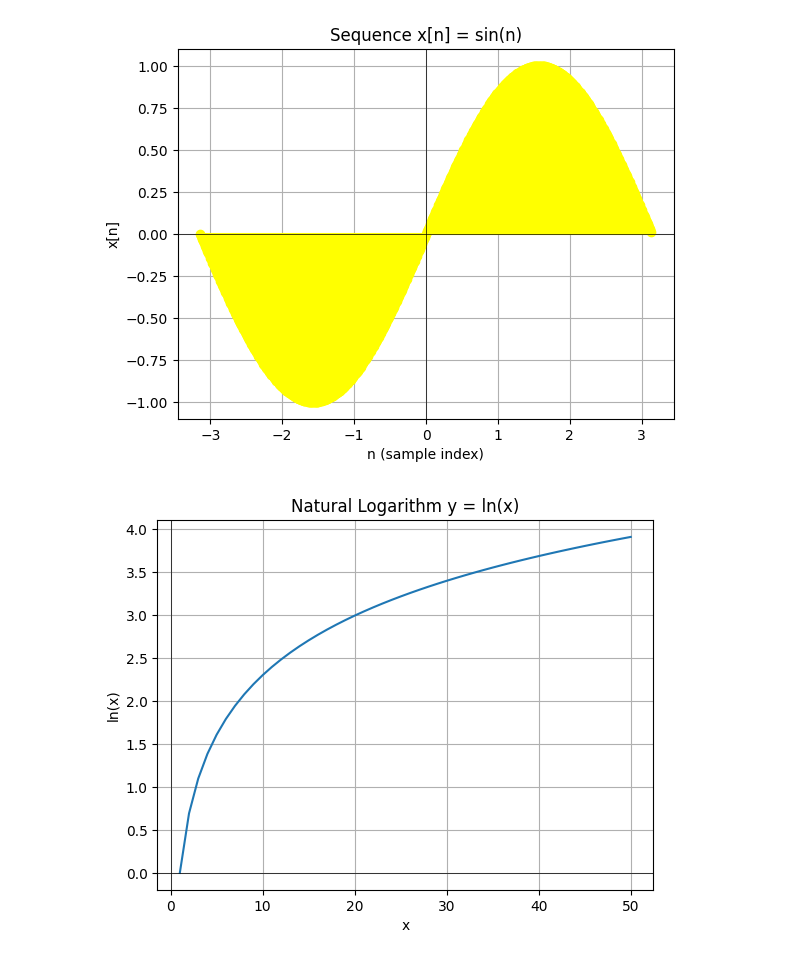
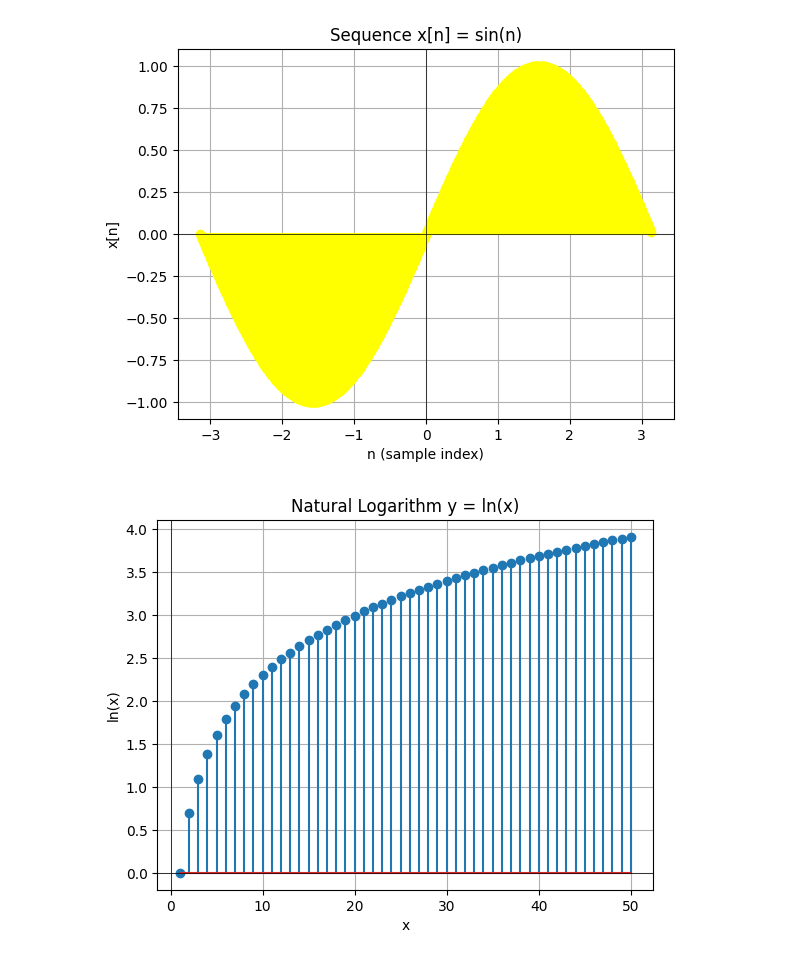
Before and after one commit to oscarbryan-magtibay/dspCPE4A2526, a Jupyter notebook: dspPython/activity.ipynb, the cells around one changed output. Drawn from its saved outputs; the diff is of its cells as text; code cells hidden in the pictures.

```diff
--- a/dspPython/activity.ipynb
+++ b/dspPython/activity.ipynb
@@ -36,16 +36,16 @@ plt.show()
 # %%
 import numpy as np
 import matplotlib.pyplot as plt
 # x from 1 to 50, step of 1
 x = np.arange(1, 51, 1)
 y = np.log(x)  # natural log
-plt.plot(x, y)
+plt.stem(x, y)
 plt.title('Natural Logarithm y = ln(x)')
 plt.xlabel('x')
 plt.ylabel('ln(x)')
 plt.grid(True)
 plt.axhline(0, color='black', lw=0.5)  # x-axis
 plt.axvline(0, color='black', lw=0.5)  # y-axis
 plt.show()
 # %% [output]
-[figure, old version]
+[figure, new version]
```
